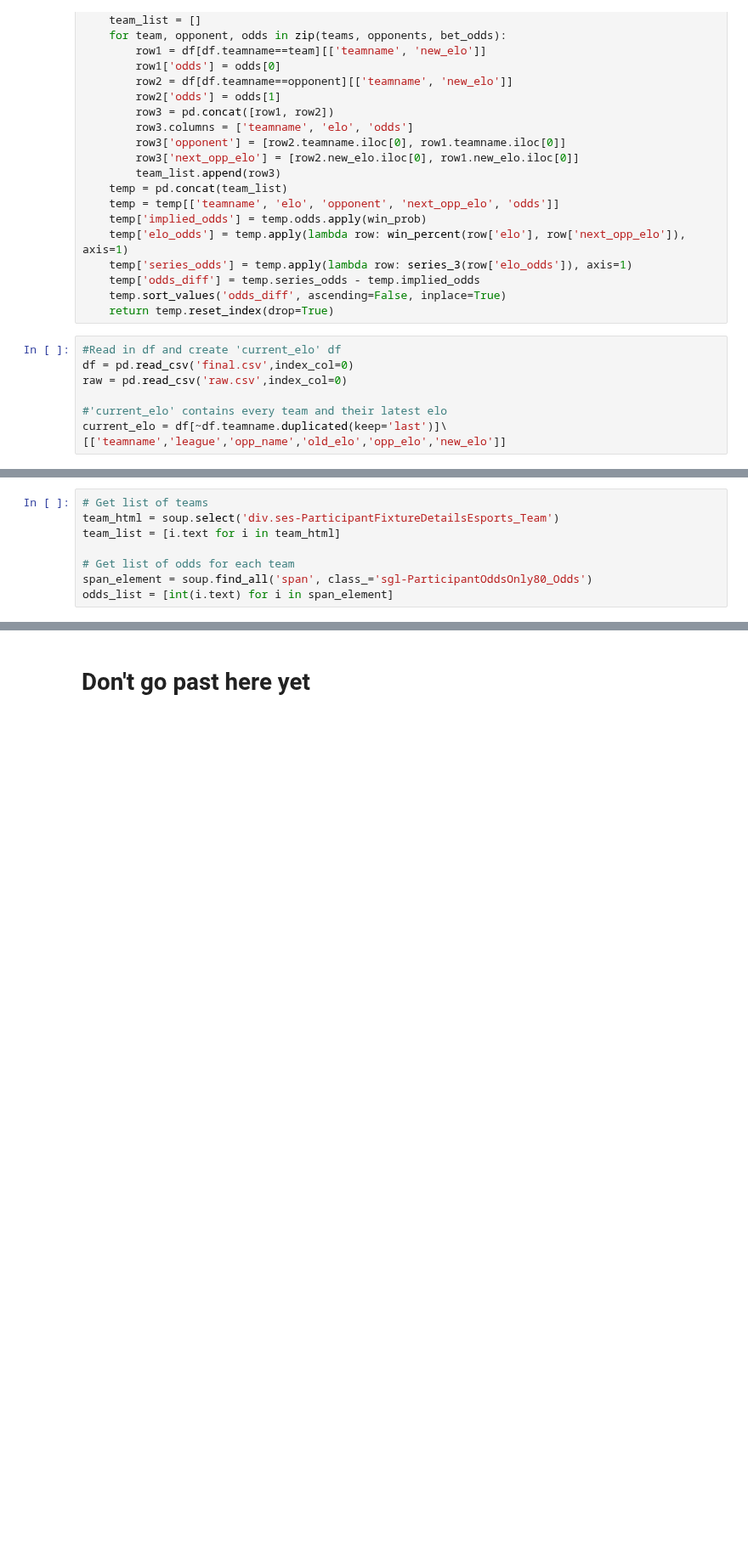
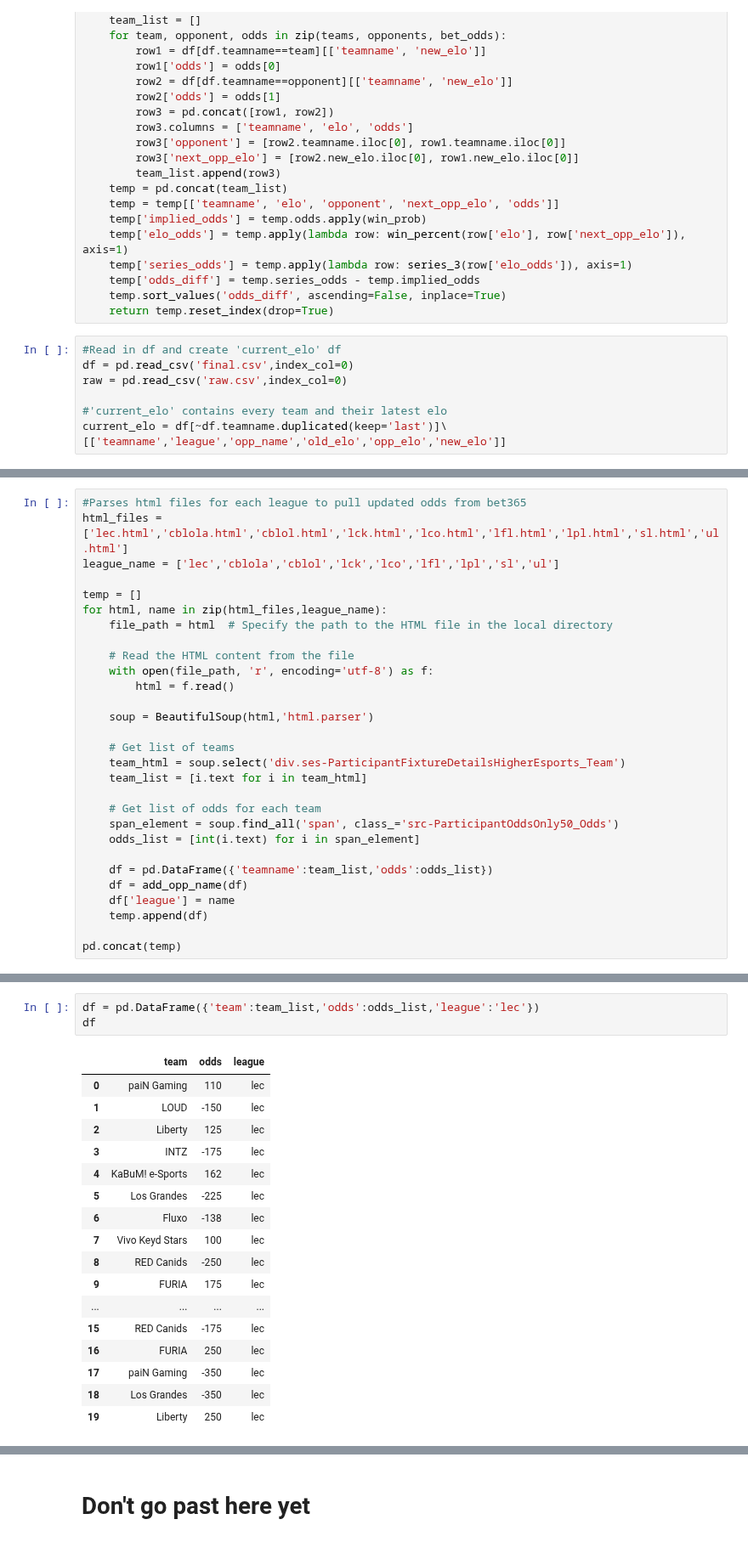
Before and after one commit to richie-p-meyer/league, a Jupyter notebook: scratch.ipynb, the cells around one changed output, grey strips where cells are left out. Shown at 85% size. Drawn from its saved outputs; the diff is of its cells as text; blank space fills up the shorter version.

```diff
--- a/scratch.ipynb
+++ b/scratch.ipynb
@@ -347,8 +331,0 @@ soup = BeautifulSoup(html,'html.parser')
-# %%
-# Get list of teams
-team_html = soup.select('div.ses-ParticipantFixtureDetailsEsports_Team')
-team_list = [i.text for i in team_html]
-
-# Get list of odds for each team
-span_element = soup.find_all('span', class_='sgl-ParticipantOddsOnly80_Odds')
-odds_list = [int(i.text) for i in span_element]
@@ -370,0 +389,29 @@ pd.DataFrame(team_list,odds_list)
+# %%
+#Parses html files for each league to pull updated odds from bet365
+html_files =['lec.html','cblola.html','cblol.html','lck.html','lco.html','lfl.html','lpl.html','sl.html','ul.html']
+league_name = ['lec','cblola','cblol','lck','lco','lfl','lpl','sl','ul']
+
+temp = []
+for html, name in zip(html_files,league_name):
+    file_path = html  # Specify the path to the HTML file in the local directory
+
+    # Read the HTML content from the file
+    with open(file_path, 'r', encoding='utf-8') as f:
+        html = f.read()
+
+    soup = BeautifulSoup(html,'html.parser')
+
+    # Get list of teams
+    team_html = soup.select('div.ses-ParticipantFixtureDetailsHigherEsports_Team')
+    team_list = [i.text for i in team_html]
+
+    # Get list of odds for each team
+    span_element = soup.find_all('span', class_='src-ParticipantOddsOnly50_Odds')
+    odds_list = [int(i.text) for i in span_element]
+
+    df = pd.DataFrame({'teamname':team_list,'odds':odds_list})
+    df = add_opp_name(df)
+    df['league'] = name
+    temp.append(df)
+
+pd.concat(temp)
@@ -370,0 +432,21 @@ pd.DataFrame(team_list,odds_list)
+# %%
+df = pd.DataFrame({'team':team_list,'odds':odds_list,'league':'lec'})
+df
+# %% [output]
+|  | team | odds | league |
+| 0 | paiN Gaming | 110 | lec |
+| 1 | LOUD | -150 | lec |
+| 2 | Liberty | 125 | lec |
+| 3 | INTZ | -175 | lec |
+| 4 | KaBuM! e-Sports | 162 | lec |
+| 5 | Los Grandes | -225 | lec |
+| 6 | Fluxo | -138 | lec |
+| 7 | Vivo Keyd Stars | 100 | lec |
+| 8 | RED Canids | -250 | lec |
+| 9 | FURIA | 175 | lec |
+| ... | ... | ... | ... |
+| 15 | RED Canids | -175 | lec |
+| 16 | FURIA | 250 | lec |
+| 17 | paiN Gaming | -350 | lec |
+| 18 | Los Grandes | -350 | lec |
+| 19 | Liberty | 250 | lec |
```
Also changed, not shown: parts of 26 cells of this notebook, 14 other files.
